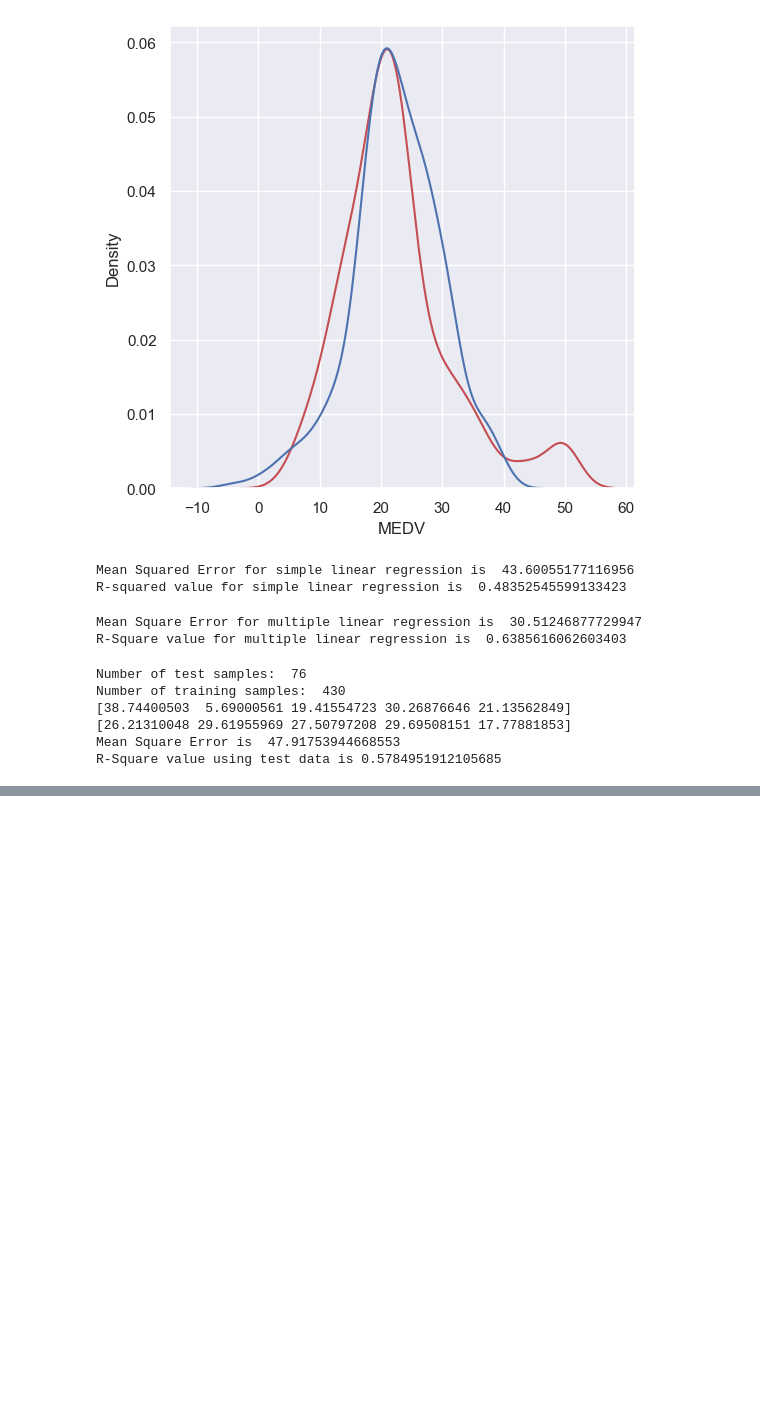
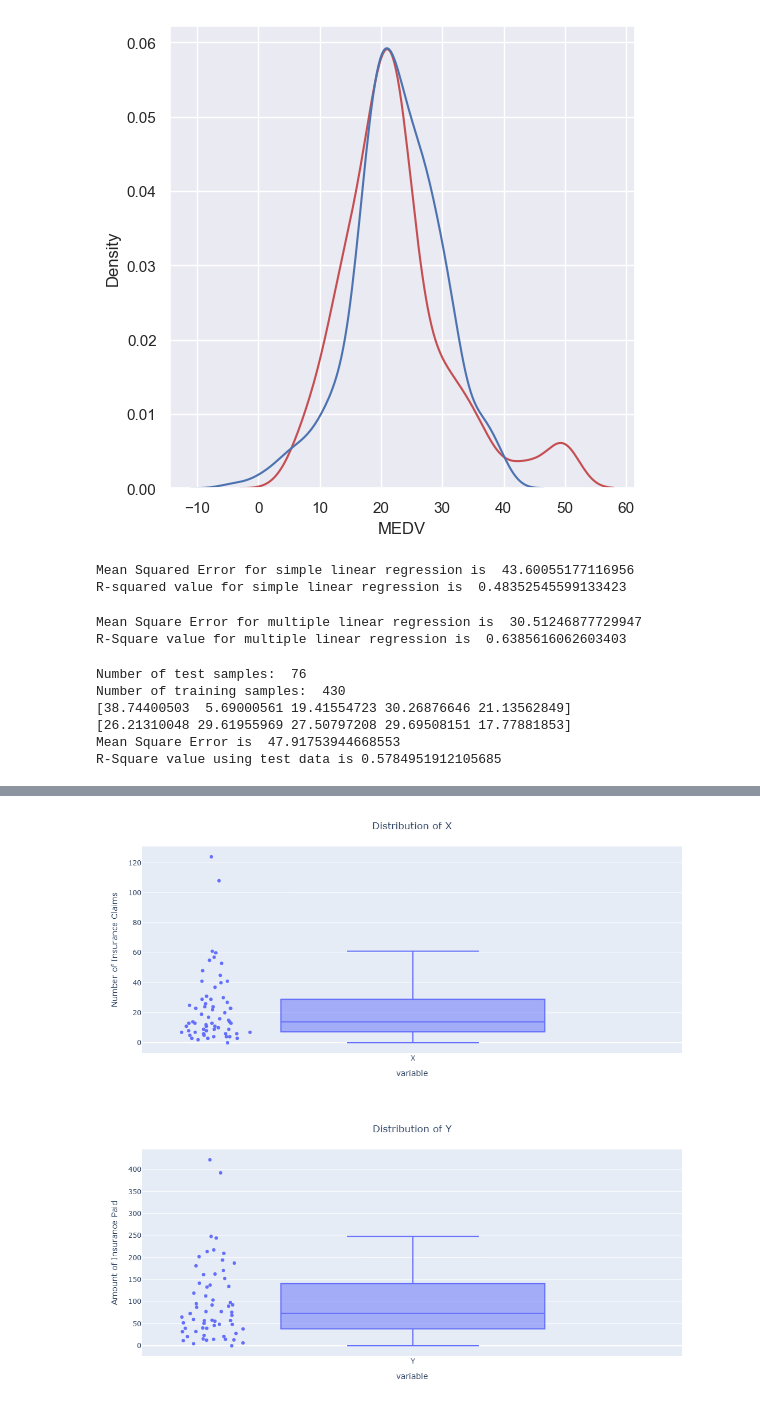
Before and after one commit to pydatakla/Maths, a Jupyter notebook: Notebooks/LinearRegression.ipynb, the cells around one changed output, grey strips where cells are left out. Saved outputs shown, nothing was run; the diff lists cells and outputs as text; code cells hidden in the pictures; blank space fills up the shorter version.

Commit message:
Sweden Insurance Dataset

```diff
--- a/Notebooks/LinearRegression.ipynb
+++ b/Notebooks/LinearRegression.ipynb
@@ -1513,0 +1525,4 @@ The mean of the folds are 0.7142343920018627
+# %%
+# Read Data
+data = pd.read_csv("../Data/swedish_insurance.csv")
+data.info()
@@ -1513,0 +1553,18 @@ The mean of the folds are 0.7142343920018627
+# %%
+# Visualization
+fig = px.box(data['X'], points="all", width=500, height=500)
+fig.update_layout(title=f'Distribution of X',
+                  title_x=0.5,
+                  yaxis_title="Number of Insurance Claims")
+fig.show()
+
+# y variable
+fig = px.box(data['Y'], points='all',
+            width=500,
+            height=500)
+fig.update_layout(title=f'Distribution of Y',
+                  title_x=.5,
+                  yaxis_title="Amount of Insurance Paid")
+# %% [output]
+[figure, added]
+[figure, added]
```
Also changed, not shown: parts of 14 cells of this notebook, 1 other file.
